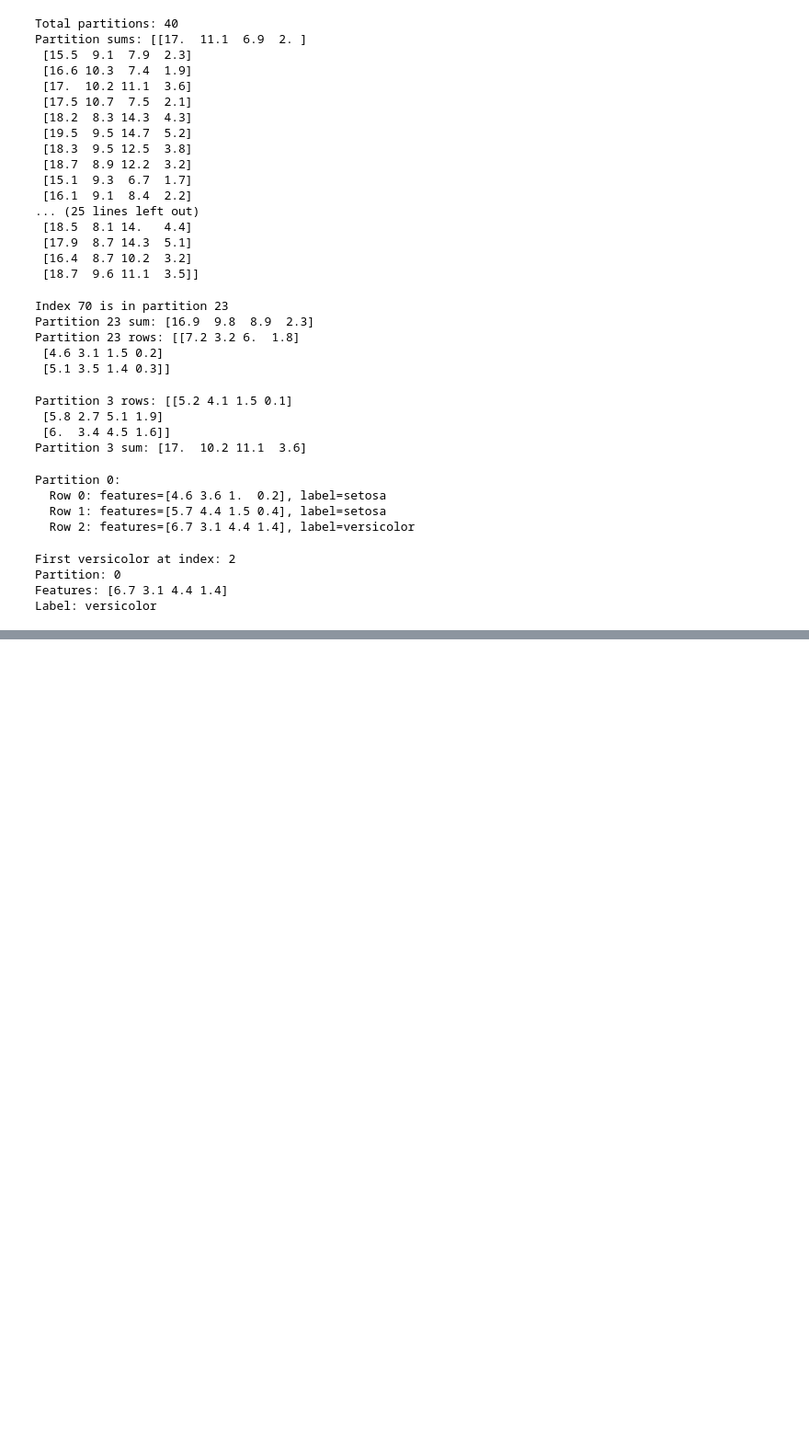
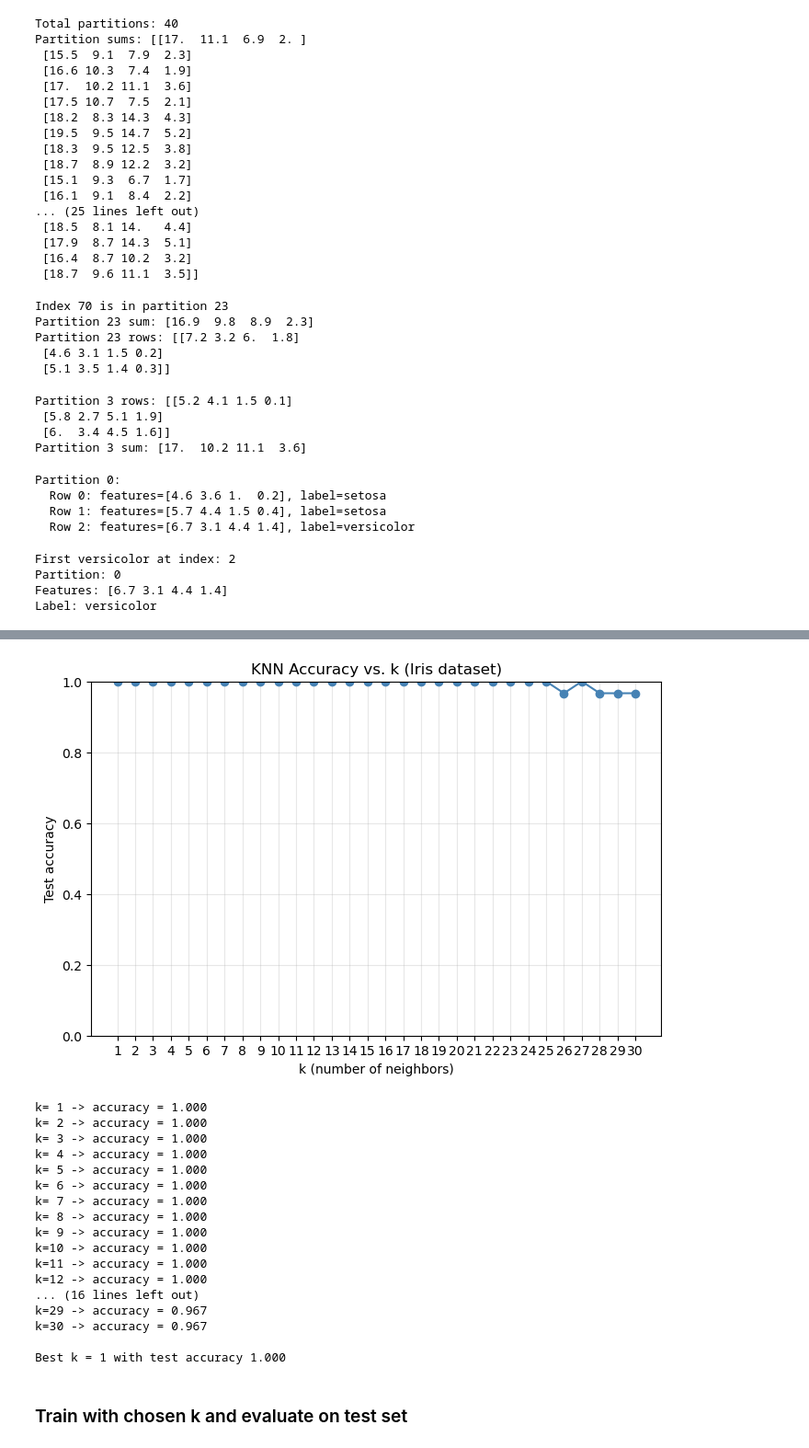
Before and after one commit to Jimmyu2foru18/Algorithms-Programming-Technique-6010, a Jupyter notebook: Class Lectures/Day12/Day12.ipynb, the cells around one changed output, grey strips where cells are left out. Shown at 92% size. Cells and saved outputs as stored; diff of their text form; code cells hidden in the pictures; blank space fills up the shorter version.

```diff
--- a/Class Lectures/Day12/Day12.ipynb
+++ b/Class Lectures/Day12/Day12.ipynb
@@ -483,0 +655,75 @@ Label: versicolor
+# %%
+# KNN accuracy vs k on the real Iris data (not a true elbow curve; elbow curves plot KMeans inertia)
+from sklearn.model_selection import train_test_split
+from sklearn.preprocessing import StandardScaler
+from sklearn.metrics import accuracy_score, confusion_matrix, classification_report
+
+X = irisDF[["sepal_length", "sepal_width", "petal_length", "petal_width"]]
+y = irisDF["species"]
+
+Xtrain, Xtest, ytrain, ytest = train_test_split(X, y, test_size=0.20, random_state=42)
+
+# Scale features -- KNN is distance-based, unscaled features distort distances
+scaler = StandardScaler()
+Xtrain_s = scaler.fit_transform(Xtrain)
+Xtest_s  = scaler.transform(Xtest)
+
+class ManualKNN:
+    def __init__(self, k=3):
+        self.k = k
+    def fit(self, X, y):
+        self.X_train = np.asarray(X)
+        self.y_train = np.asarray(y)
+    def predict(self, X):
+        X = np.asarray(X)
+        preds = []
+        for x in X:
+            dists = np.sqrt(np.sum((self.X_train - x) ** 2, axis=1))
+            nearest = np.argsort(dists)[: self.k]
+            votes = self.y_train[nearest]
+            preds.append(max(set(votes), key=list(votes).count))
+        return np.array(preds)
+
+k_values = list(range(1, 31))
+accuracies = []
+for k in k_values:
+    knn = ManualKNN(k=k)
+    knn.fit(Xtrain_s, ytrain)
+    preds = knn.predict(Xtest_s)
+    accuracies.append(accuracy_score(ytest, preds))
+
+plt.figure(figsize=(8, 5))
+plt.plot(k_values, accuracies, marker="o", linestyle="-", color="steelblue")
+plt.xlabel("k (number of neighbors)")
+plt.ylabel("Test accuracy")
+plt.title("KNN Accuracy vs. k (Iris dataset)")
+plt.grid(True, alpha=0.3)
+plt.xticks(k_values)
+plt.ylim(0, 1)
+plt.show()
+
+for k, acc in zip(k_values, accuracies):
+    print(f"k={k:2d} -> accuracy = {acc:.3f}")
+best_k = k_values[int(np.argmax(accuracies))]
+print(f"\nBest k = {best_k} with test accuracy {max(accuracies):.3f}")
+# %% [output]
+[figure, added]
+k= 1 -> accuracy = 1.000
+k= 2 -> accuracy = 1.000
+k= 3 -> accuracy = 1.000
+k= 4 -> accuracy = 1.000
+k= 5 -> accuracy = 1.000
+k= 6 -> accuracy = 1.000
+k= 7 -> accuracy = 1.000
+k= 8 -> accuracy = 1.000
+k= 9 -> accuracy = 1.000
+k=10 -> accuracy = 1.000
+k=11 -> accuracy = 1.000
+k=12 -> accuracy = 1.000
+... (16 lines left out)
+k=29 -> accuracy = 0.967
+k=30 -> accuracy = 0.967
+
+Best k = 1 with test accuracy 1.000
+# %% [markdown]
+### Train with chosen k and evaluate on test set
```
Also changed, not shown: parts of 16 cells of this notebook.
